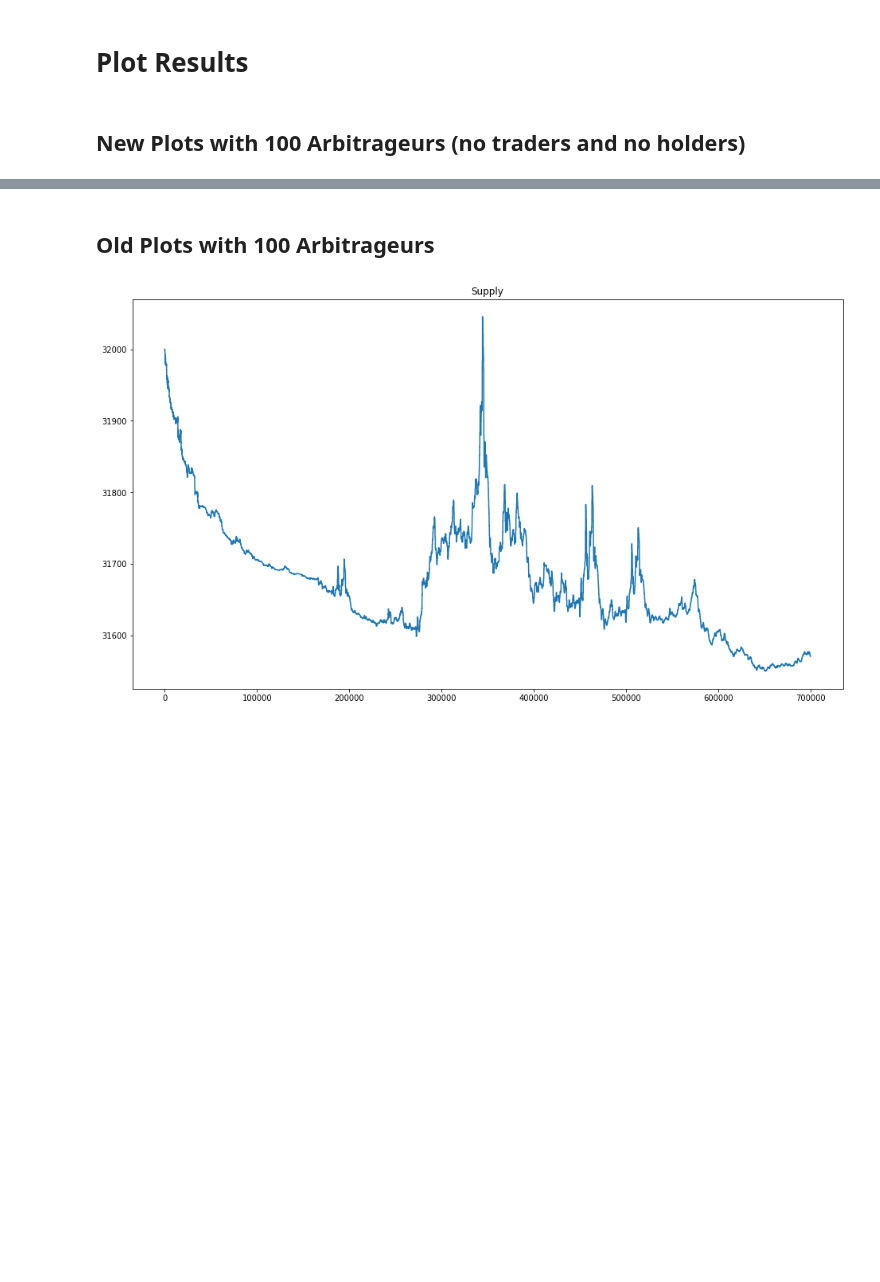
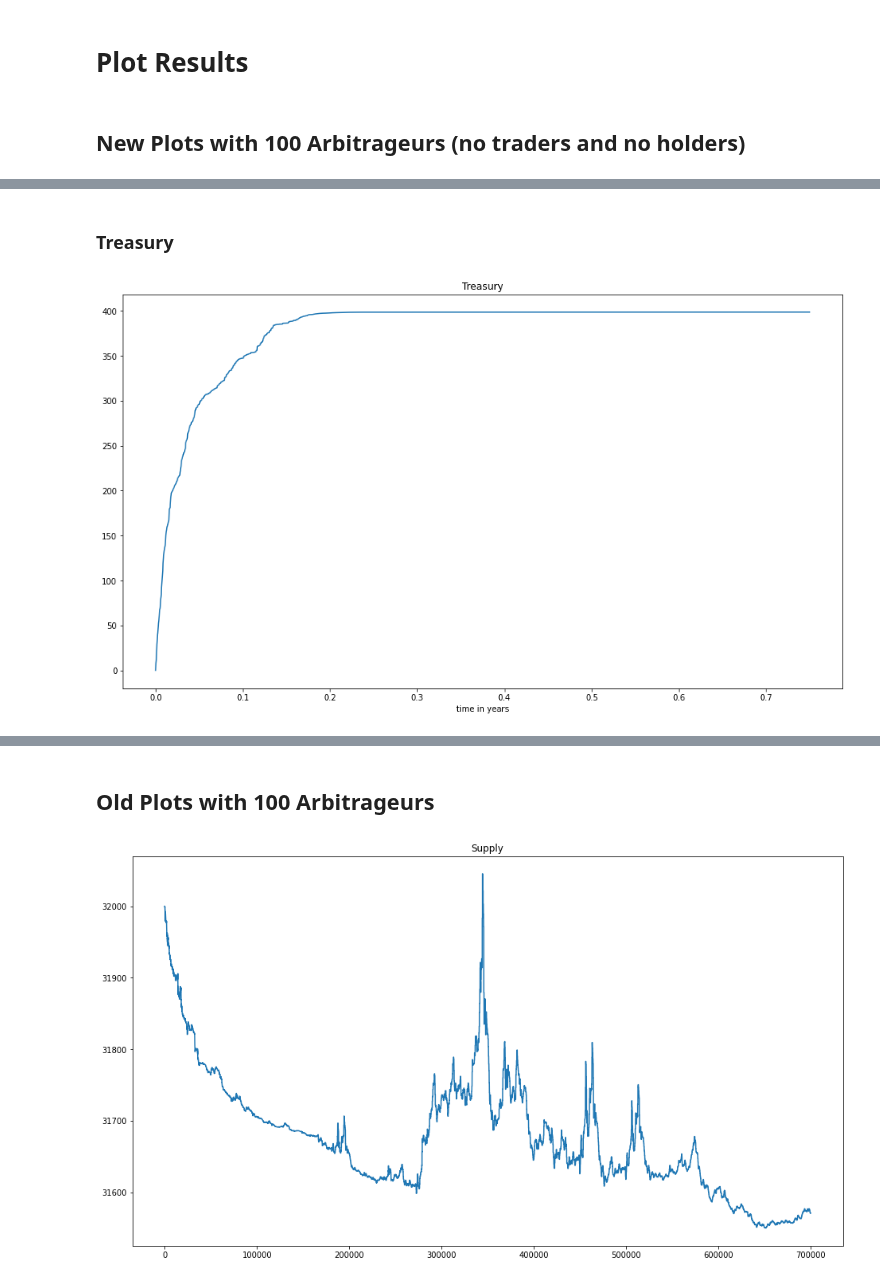
Before and after one commit to overlay-market/overlay-monetary, a Jupyter notebook: notebooks/Agent Based Simulation Long-Run Analysis.ipynb, the cells around one changed output, grey strips where cells are left out. Drawn from its saved outputs; the diff is of its cells as text; code cells hidden in the pictures; blank space fills up the shorter version.

```diff
--- a/notebooks/Agent Based Simulation Long-Run Analysis.ipynb
+++ b/notebooks/Agent Based Simulation Long-Run Analysis.ipynb
@@ -482,0 +752,10 @@ for i, ticker in enumerate(tickers_with_ovl):
+# %% [markdown]
+### Treasury
+# %%
+plot_treasury(model_vars_df=model_vars_df,
+              plot_time_scale=plot_time_scale,
+            time_interval_to_plot_in_seconds=time_interval_to_plot_in_seconds,
+              time_resolution=time_resolution,
+              data_interval=4)
+# %% [output]
+[figure, added]
```
Also changed, not shown: parts of 25 cells of this notebook.
